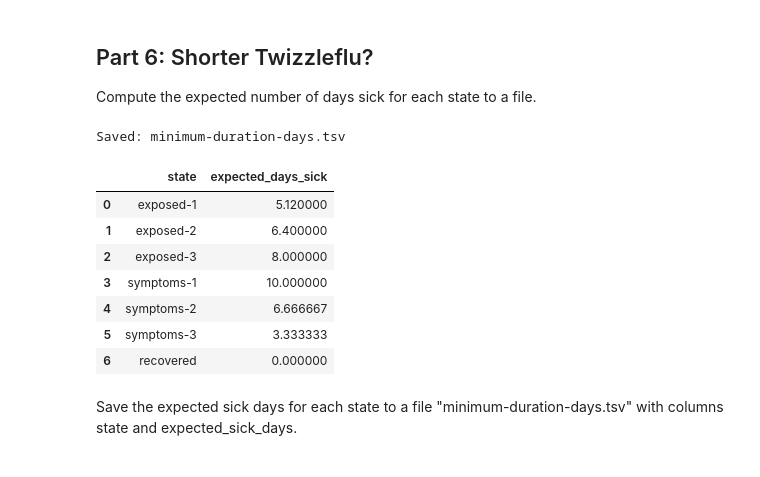
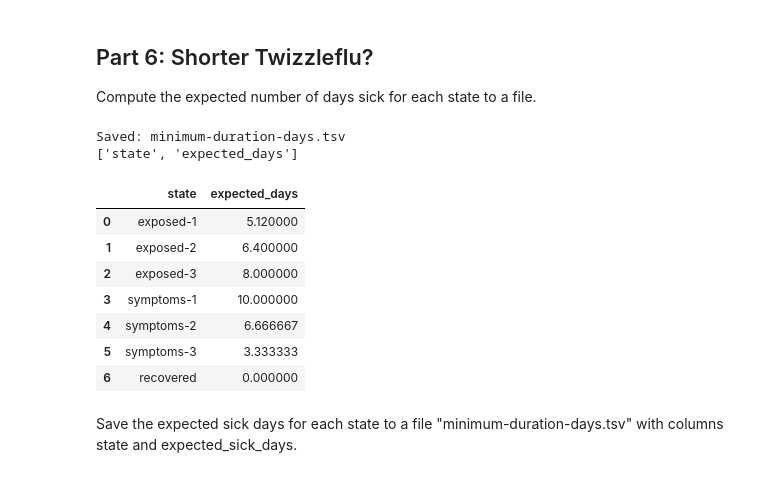
Before and after one commit to auwineza/Mod8-Week6, a Jupyter notebook: OMDS-Mod8-Week6-Uwineza-Annick.ipynb, the cells around one changed output. Cells and saved outputs as stored; diff of their text form; code cells hidden in the pictures.

```diff
--- a/OMDS-Mod8-Week6-Uwineza-Annick.ipynb
+++ b/OMDS-Mod8-Week6-Uwineza-Annick.ipynb
@@ -448,57 +448,48 @@ actions = list(pd.unique(transitions["action"]))
 
 s_idx = {s:i for i,s in enumerate(states)}
 a_idx = {a:i for i,a in enumerate(actions)}
-
 S, A = len(states), len(actions)
 
-# Build P[a, s, s']
+# P[a, s, s']
 P = np.zeros((A, S, S), dtype=float)
 for _, row in transitions.iterrows():
-    a = a_idx[row["action"]]
-    s = s_idx[row["state"]]
-    s2 = s_idx[row["next_state"]]
-    P[a, s, s2] += float(row["probability"])
+    P[a_idx[row["action"]], s_idx[row["state"]], s_idx[row["next_state"]]] += float(row["probability"])
 
-# Load min-duration policy
-df_time_actions = pd.read_csv("minimum-duration-actions.tsv", sep="\t")
-action_for_state = dict(zip(df_time_actions["state"], df_time_actions["action"]))
-pi = np.array([a_idx[action_for_state[s]] for s in states], dtype=int)
+# Load minimum-duration policy
+df_pol = pd.read_csv("minimum-duration-actions.tsv", sep="\t")
+act_for_state = dict(zip(df_pol["state"], df_pol["action"]))
+pi = np.array([a_idx[act_for_state[s]] for s in states], dtype=int)
 
-# Policy-specific transition matrix
+# Build P_pi
 P_pi = np.zeros((S, S), dtype=float)
 for s in states:
     si = s_idx[s]
-    a = pi[si]
-    P_pi[si, :] = P[a, si, :]
+    P_pi[si, :] = P[pi[si], si, :]
 
-# "Sick day" cost: 1 if symptoms-*, else 0
+# Cost per step = 1 if in symptoms-* else 0
 c = np.array([1.0 if str(s).startswith("symptoms") else 0.0 for s in states], dtype=float)
 
 terminal = "recovered"
 nt_states = [s for s in states if s != terminal]
 nt_idx = [s_idx[s] for s in nt_states]
 
-P_tt = P_pi[np.ix_(nt_idx, nt_idx)]
-c_t  = c[nt_idx]
-
-E_t = np.linalg.solve(np.eye(len(nt_idx)) - P_tt, c_t)
+E_t = np.linalg.solve(np.eye(len(nt_idx)) - P_pi[np.ix_(nt_idx, nt_idx)], c[nt_idx])
 
 E = np.zeros(S, dtype=float)
 E[nt_idx] = E_t
 E[s_idx[terminal]] = 0.0
 
-df_days = pd.DataFrame({
-    "state": states,
-    "expected_days_sick": E
-})
+# IMPORTANT: use the column name the grader expects
+df_days = pd.DataFrame({"state": states, "expected_days": E})
 
 df_days.to_csv("minimum-duration-days.tsv", sep="\t", index=False)
 print("Saved: minimum-duration-days.tsv")
-
+print(df_days.columns.tolist())
 df_days
 # %% [output]
 Saved: minimum-duration-days.tsv
+['state', 'expected_days']
-|  | state | expected_days_sick |
+|  | state | expected_days |
 | 0 | exposed-1 | 5.120000 |
 | 1 | exposed-2 | 6.400000 |
 | 2 | exposed-3 | 8.000000 |
```
Also changed, not shown: parts of 1 cell of this notebook, 3 other files.
